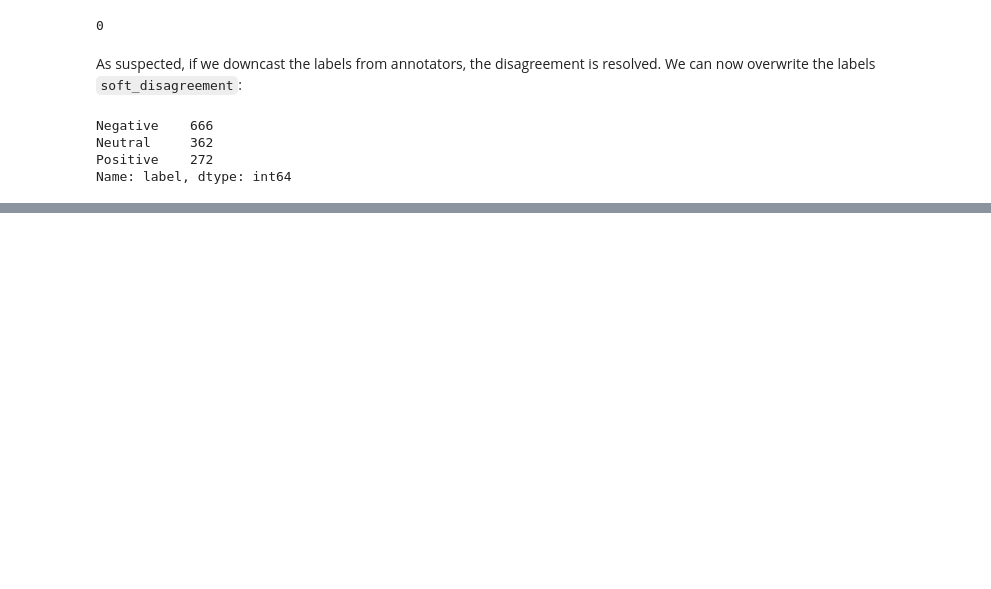
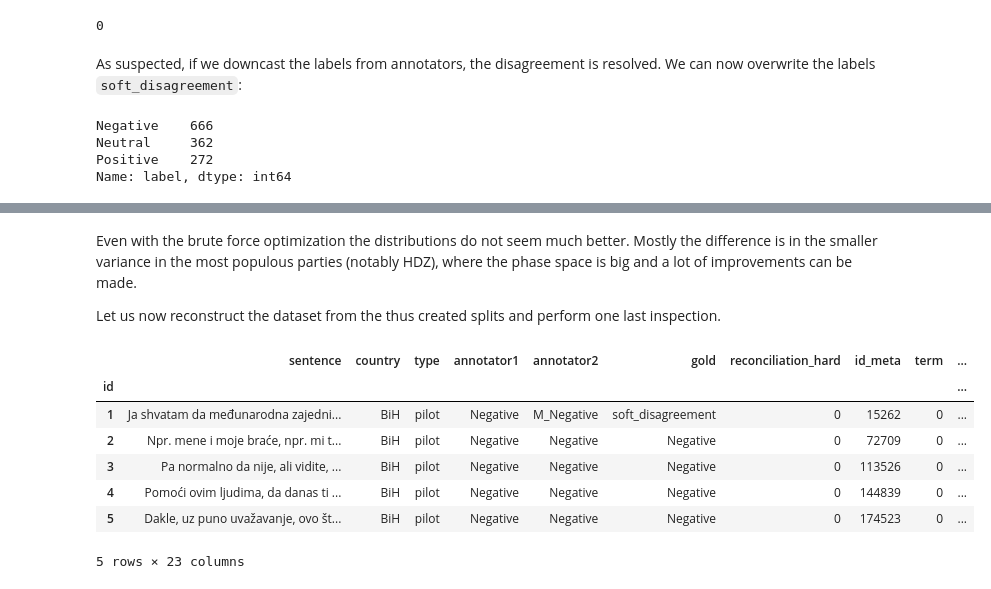
Before and after one commit to 5roop/task10, a Jupyter notebook: 001_dataset_preparation.ipynb, the cells around one changed output, grey strips where cells are left out. Drawn from its saved outputs; the diff is of its cells as text; code cells hidden in the pictures; blank space fills up the shorter version.

Commit message:
First dataset prepared.

```diff
--- a/001_dataset_preparation.ipynb
+++ b/001_dataset_preparation.ipynb
@@ -92,0 +210,20 @@ T
+# %% [markdown]
+Even with the brute force optimization the distributions do not seem much better. Mostly the difference is in the smaller variance in the most populous parties (notably HDZ), where the phase space is big and a lot of improvements can be made.
+
+Let us now reconstruct the dataset from the thus created splits and perform one last inspection.
+# %%
+splits = ["train", "test", "dev"]
+for split in splits:
+    eval(split)["split"] = split
+
+df_out = pd.concat([eval(split) for split in splits]).sort_index()
+df_out.head()
+# %% [output]
+|  | sentence | country | type | annotator1 | annotator2 | gold | reconciliation_hard | id_meta | term | ... |
+| id |  |  |  |  |  |  |  |  |  | ... |
+| 1 | Ja shvatam da međunarodna zajedni... | BiH | pilot | Negative | M_Negative | soft_disagreement | 0 | 15262 | 0 | ... |
+| 2 | Npr. mene i moje braće, npr. mi t... | BiH | pilot | Negative | Negative | Negative | 0 | 72709 | 0 | ... |
+| 3 | Pa normalno da nije, ali vidite, ... | BiH | pilot | Negative | Negative | Negative | 0 | 113526 | 0 | ... |
+| 4 | Pomoći ovim ljudima, da danas ti ... | BiH | pilot | Negative | Negative | Negative | 0 | 144839 | 0 | ... |
+| 5 | Dakle, uz puno uvažavanje, ovo št... | BiH | pilot | Negative | Negative | Negative | 0 | 174523 | 0 | ... |
+5 rows × 23 columns
```
Also changed, not shown: parts of 28 cells of this notebook, 1 other file.
